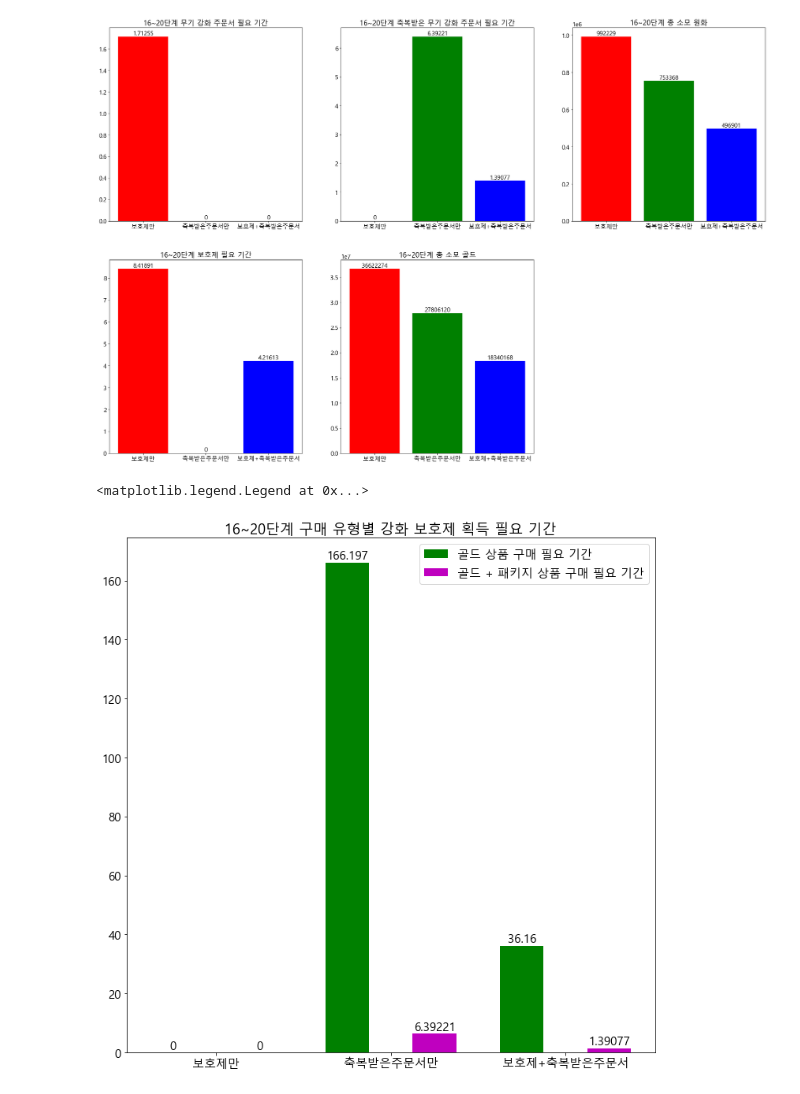
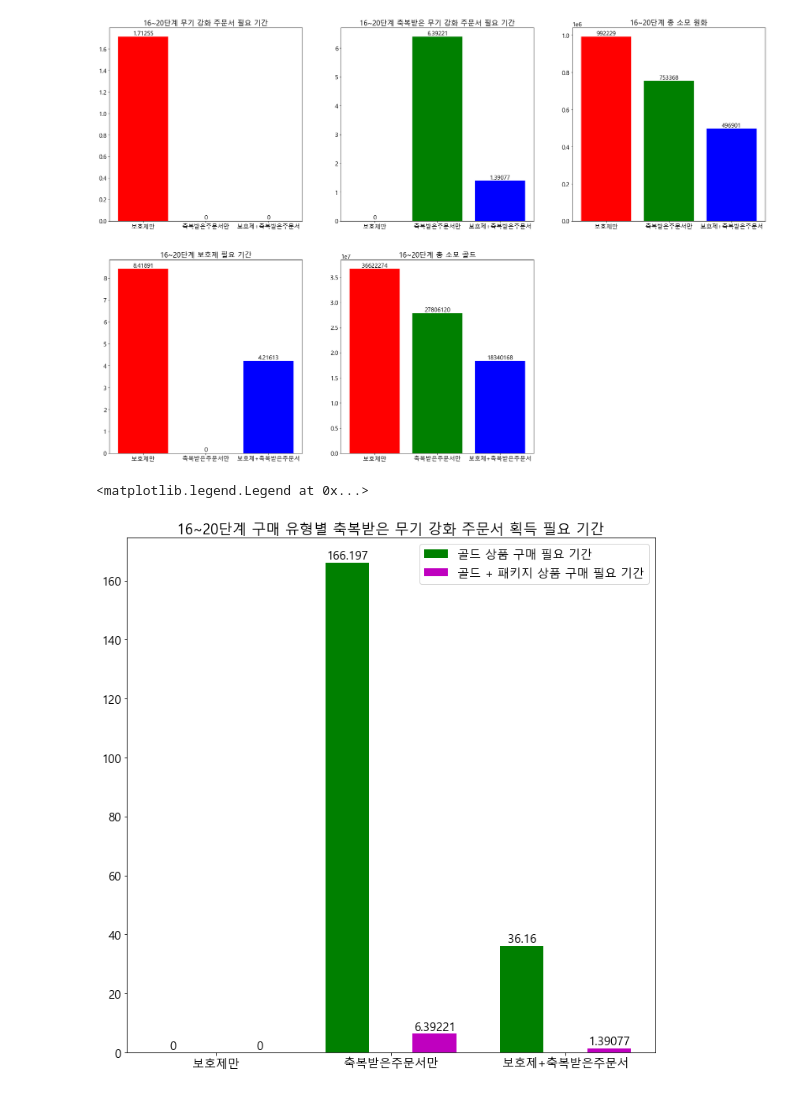
Before and after one commit to dhoanjanjsep/MoonLightSculptorUpgradeGuide, a Jupyter notebook: 달빛조각사 기본 강화 시뮬레이터16~20단계.ipynb, the cells around one changed output. Cells and saved outputs as stored; diff of their text form; code cells hidden in the pictures.

```diff
--- a/달빛조각사 기본 강화 시뮬레이터16~20단계.ipynb
+++ b/달빛조각사 기본 강화 시뮬레이터16~20단계.ipynb
@@ -597,31 +597,31 @@ fig.delaxes(axs[1,2])
 # %%
 # fig, axs = plt.subplots(2,1, figsize =(20,30))
 # 시뮬레이션유형 = np.arange(3)
 # 강화유형 = ["보호제만", "축복받은주문서만", "보호제+축복받은주문서"]
 # p1 = axs[0].bar(강화유형, df_goldOnlyWeapDuration["축복받은무기강화주문서필요일수"], color = colors)
 # axs[0].title.set_text(f"{시뮬레이션단계} 골드상품만 구매시 강화 유형별 축복받은 무기 강화 주문서 획득 필요 기간")
 # axs[0].bar_label(p1)
 # axs[0].set_xticks(시뮬레이션유형)
 # axs[0].set_xticklabels(강화유형)
 # p2 = axs[1].bar(강화유형, df_goldPackageWeapDuration["축복받은무기강화주문서필요일수"], color = colors)
 # axs[1].title.set_text(f"{시뮬레이션단계} 골드상품 + 패키지 상품 구매시 강화 유형별 축복받은 무기 강화 주문서 필요 기간")
 # axs[1].bar_label(p2)
 # axs[1].set_xticks(시뮬레이션유형)
 # axs[1].set_xticklabels(강화유형)
 
 fig, ax = plt.subplots(figsize = (12,12))
 시뮬레이션유형 = np.arange(3)
 colors = ['r', 'g', "b"]
 w =0.25
 강화유형 = ["보호제만", "축복받은주문서만", "보호제+축복받은주문서"]
 p1 = ax.bar(시뮬레이션유형-w,df_goldOnlyWeapDuration["축복받은무기강화주문서필요일수"], width = w, color = 'g', label = "골드 상품 구매 필요 기간")
 p2 = ax.bar(시뮬레이션유형+w,df_goldPackageWeapDuration["축복받은무기강화주문서필요일수"], width = w, color = 'm', label = "골드 + 패키지 상품 구매 필요 기간")
-ax.set_title(f"{시뮬레이션단계} 구매 유형별 강화 보호제 획득 필요 기간")
+ax.set_title(f"{시뮬레이션단계} 구매 유형별 축복받은 무기 강화 주문서 획득 필요 기간")
 ax.bar_label(p1)
 ax.bar_label(p2)
 ax.set_xticks(시뮬레이션유형)
 ax.set_xticklabels(강화유형)
 ax.legend()
 # %% [output]
 <matplotlib.legend.Legend at 0x...>
-[figure, old version]
+[figure, new version]
```
